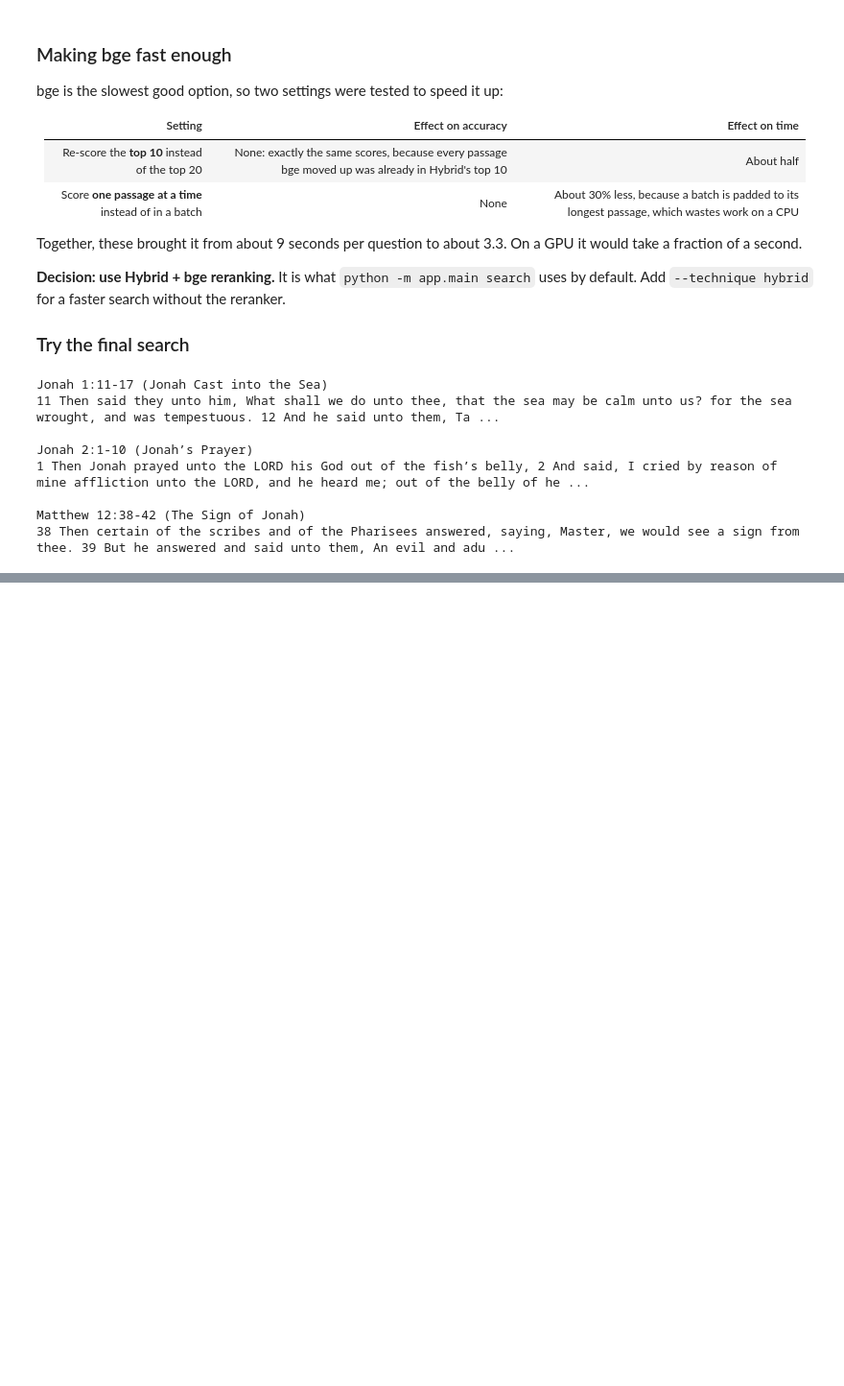
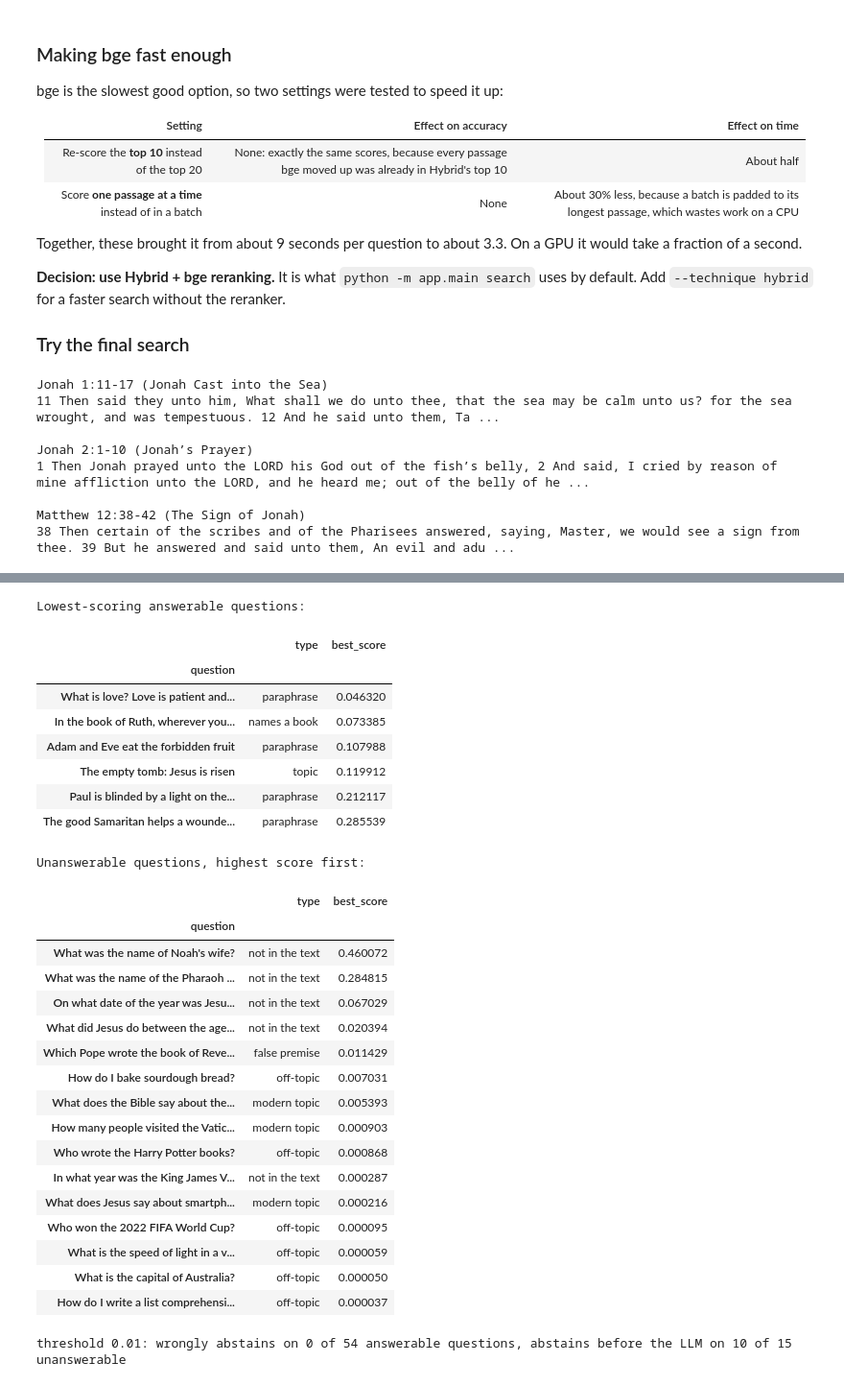
Before and after one commit to Gifted199/KJV-Bible-web-app, a Jupyter notebook: RAG_Retrieval_walkthrough.ipynb, the cells around one changed output, grey strips where cells are left out. Shown at 96% size. Saved outputs shown, nothing was run; the diff lists cells and outputs as text; code cells hidden in the pictures; blank space fills up the shorter version.

Commit message:
Phase 3: Langfuse tracing and datasets; exact vector search; saved results and notebook sections 9-12

```diff
--- a/RAG_Retrieval_walkthrough.ipynb
+++ b/RAG_Retrieval_walkthrough.ipynb
@@ -625,0 +634,14 @@ Retrieval is finished. The next step is **generation**: hand the top passages to
+# %%
+import json
+from pathlib import Path
+
+import pandas as pd
+
+RUNS = Path("data/runs")
+
+
+def load(name):
+    """A table saved by the CLI, and when it was saved."""
+    meta = json.loads((RUNS / f"{name}.meta.json").read_text(encoding="utf-8"))
+    print(f"{name}: saved {meta['saved']}" + (f" ({meta['note']})" if "note" in meta else ""))
+    return pd.read_csv(RUNS / f"{name}.csv", index_col=0)
@@ -625,0 +703,6 @@ Retrieval is finished. The next step is **generation**: hand the top passages to
+# %%
+scores = load("abstain_scores")
+edges = [0, 0.001, 0.01, 0.03, 0.1, 0.3, 1.0001]
+labels = ["below 0.001", "0.001-0.01", "0.01-0.03", "0.03-0.1", "0.1-0.3", "0.3-1"]
+scores["range"] = pd.cut(scores["best_score"], edges, labels=labels, right=False)
+scores.pivot_table(index="range", columns="group", values="best_score", aggfunc="count", observed=False).fillna(0).astype(int)
@@ -625,0 +719,42 @@ Retrieval is finished. The next step is **generation**: hand the top passages to
+# %%
+print("Lowest-scoring answerable questions:")
+display(scores[scores.group == "answerable"].nsmallest(6, "best_score")[["type", "best_score"]])
+print("Unanswerable questions, highest score first:")
+display(scores[scores.group == "unanswerable"].sort_values("best_score", ascending=False)[["type", "best_score"]])
+# %% [output]
+Lowest-scoring answerable questions:
+|  | type | best_score |
+| question |  |  |
+| What is love? Love is patient and... | paraphrase | 0.046320 |
+| In the book of Ruth, wherever you... | names a book | 0.073385 |
+| Adam and Eve eat the forbidden fruit | paraphrase | 0.107988 |
+| The empty tomb: Jesus is risen | topic | 0.119912 |
+| Paul is blinded by a light on the... | paraphrase | 0.212117 |
+| The good Samaritan helps a wounde... | paraphrase | 0.285539 |
+Unanswerable questions, highest score first:
+|  | type | best_score |
+| question |  |  |
+| What was the name of Noah's wife? | not in the text | 0.460072 |
+| What was the name of the Pharaoh ... | not in the text | 0.284815 |
+| On what date of the year was Jesu... | not in the text | 0.067029 |
+| What did Jesus do between the age... | not in the text | 0.020394 |
+| Which Pope wrote the book of Reve... | false premise | 0.011429 |
+| How do I bake sourdough bread? | off-topic | 0.007031 |
+| What does the Bible say about the... | modern topic | 0.005393 |
+| How many people visited the Vatic... | modern topic | 0.000903 |
+| Who wrote the Harry Potter books? | off-topic | 0.000868 |
+| In what year was the King James V... | not in the text | 0.000287 |
+| What does Jesus say about smartph... | modern topic | 0.000216 |
+| Who won the 2022 FIFA World Cup? | off-topic | 0.000095 |
+| What is the speed of light in a v... | off-topic | 0.000059 |
+| What is the capital of Australia? | off-topic | 0.000050 |
+| How do I write a list comprehensi... | off-topic | 0.000037 |
+# %%
+from app.generation import ABSTAIN_THRESHOLD
+
+lost = (scores[scores.group == "answerable"].best_score < ABSTAIN_THRESHOLD).sum()
+caught = (scores[scores.group == "unanswerable"].best_score < ABSTAIN_THRESHOLD).sum()
+print(f"threshold {ABSTAIN_THRESHOLD}: wrongly abstains on {lost} of 54 answerable questions, "
+      f"abstains before the LLM on {caught} of 15 unanswerable")
+# %% [output]
+threshold 0.01: wrongly abstains on 0 of 54 answerable questions, abstains before the LLM on 10 of 15 unanswerable
```
Also changed, not shown: parts of 19 cells of this notebook, 11 other files.
